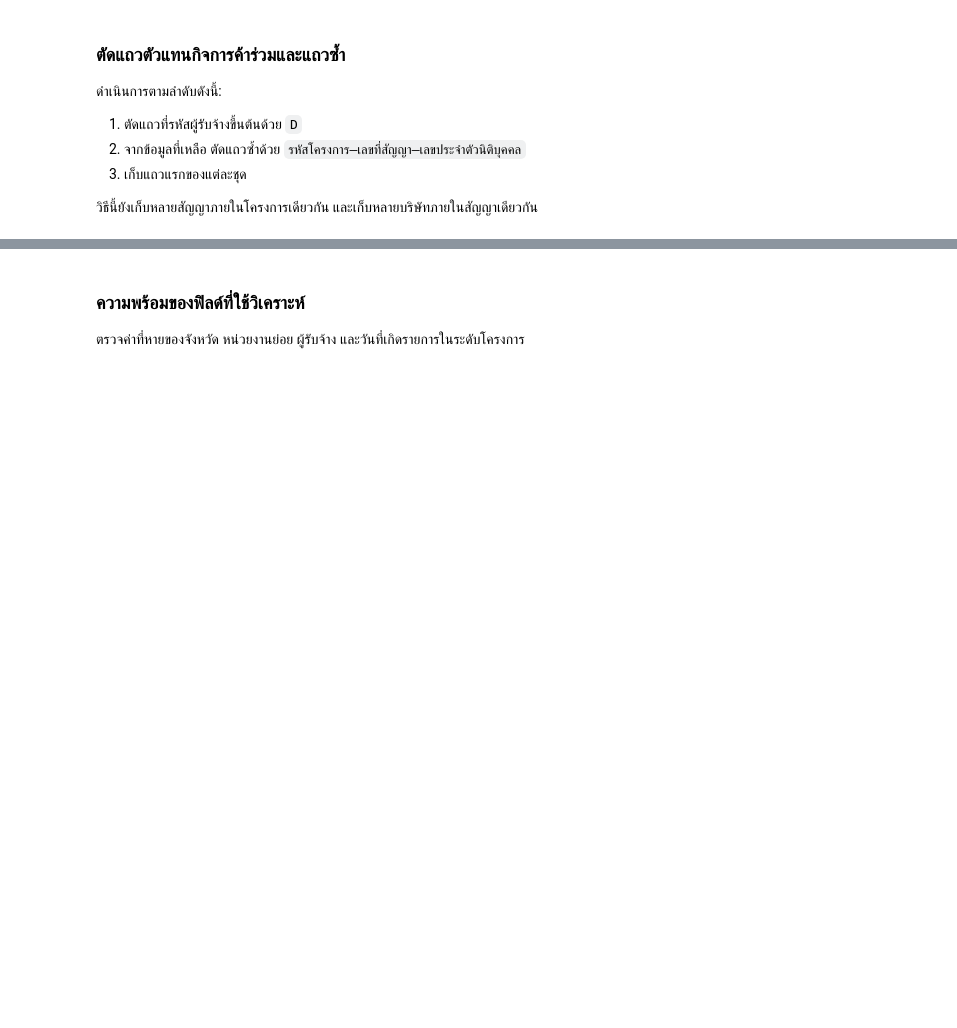
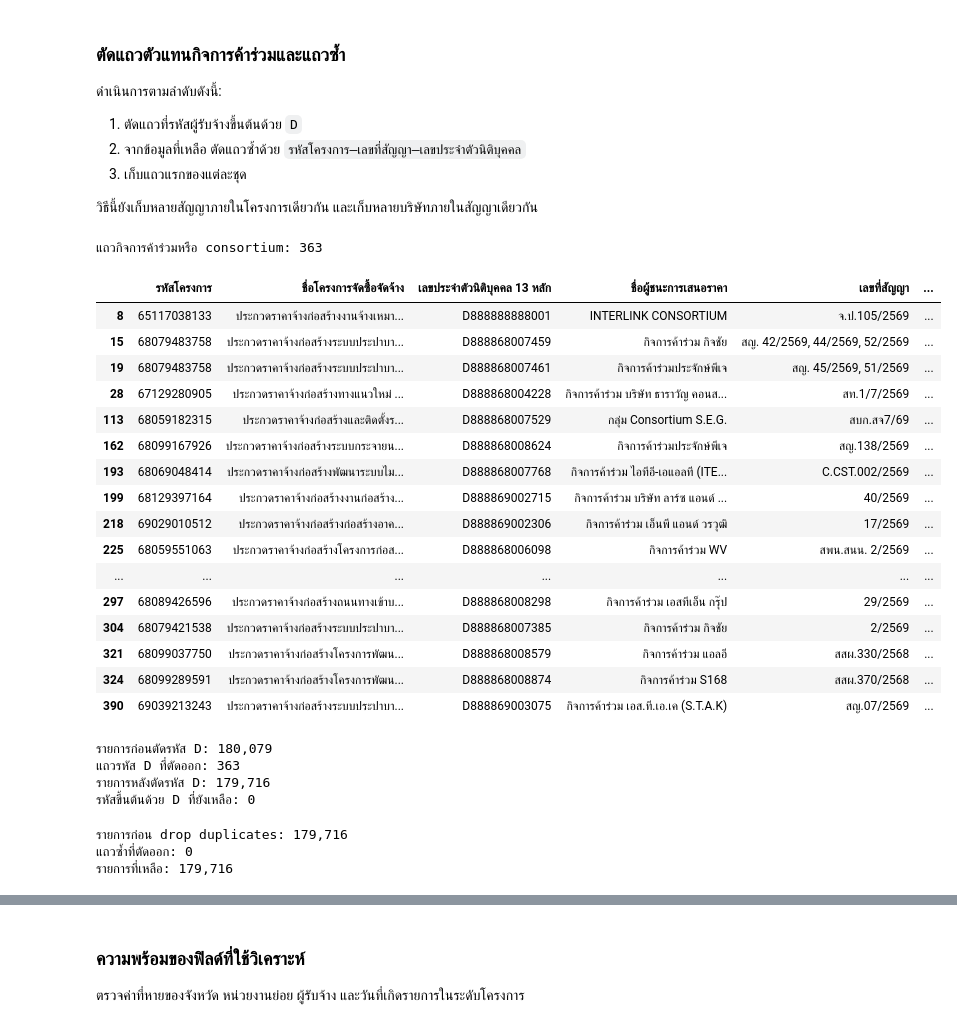
Before and after one commit to mdanmek/nida-dads-notes, a Jupyter notebook: dads5001-data-tools/project/eda/02_construction_data_preparation_2569.ipynb, the cells around one changed output, grey strips where cells are left out. Drawn from its saved outputs; the diff is of its cells as text; code cells hidden in the pictures; blank space fills up the shorter version.

```diff
--- a/dads5001-data-tools/project/eda/02_construction_data_preparation_2569.ipynb
+++ b/dads5001-data-tools/project/eda/02_construction_data_preparation_2569.ipynb
@@ -238,26 +318,38 @@ display(repeated_project_sample[columns_to_show])
 # %%
 supplier_id = (
     construction_data[supplier_id_column]
     .astype('string')
     .str.strip()
 )
 
-joint_venture_mask = supplier_id.str.startswith(
-    'D',
-    na=False
-)
+joint_venture_mask = supplier_id.str.startswith('D', na=False)
 
-joint_venture_rows = construction_data[
-    joint_venture_mask
-].copy()
+joint_venture_rows = construction_data[joint_venture_mask].copy()
 
 print(f'แถวกิจการค้าร่วมหรือ consortium: {len(joint_venture_rows):,}')
 
 display(joint_venture_rows[columns_to_show].head(20))
+# %% [output]
+แถวกิจการค้าร่วมหรือ consortium: 363
+|  | รหัสโครงการ | ชื่อโครงการจัดซื้อจัดจ้าง | เลขประจำตัวนิติบุคคล 13 หลัก | ชื่อผู้ชนะการเสนอราคา | เลขที่สัญญา | ... |
+| 8 | 65117038133 | ประกวดราคาจ้างก่อสร้างงานจ้างเหมา... | D888888888001 | INTERLINK CONSORTIUM | จ.ป.105/2569 | ... |
+| 15 | 68079483758 | ประกวดราคาจ้างก่อสร้างระบบประปาบา... | D888868007459 | กิจการค้าร่วม กิจชัย | สญ. 42/2569, 44/2569, 52/2569 | ... |
+| 19 | 68079483758 | ประกวดราคาจ้างก่อสร้างระบบประปาบา... | D888868007461 | กิจการค้าร่วมประจักษ์พีเจ | สญ. 45/2569, 51/2569 | ... |
+| 28 | 67129280905 | ประกวดราคาจ้างก่อสร้างทางแนวใหม่ ... | D888868004228 | กิจการค้าร่วม บริษัท ธาราวัญ คอนส... | สท.1/7/2569 | ... |
+| 113 | 68059182315 | ประกวดราคาจ้างก่อสร้างและติดตั้งร... | D888868007529 | กลุ่ม Consortium S.E.G. | สบก.สจ7/69 | ... |
+| 162 | 68099167926 | ประกวดราคาจ้างก่อสร้างระบบกระจายน... | D888868008624 | กิจการค้าร่วมประจักษ์พีเจ | สญ.138/2569 | ... |
+| 193 | 68069048414 | ประกวดราคาจ้างก่อสร้างพัฒนาระบบไม... | D888868007768 | กิจการค้าร่วม ไอทีอี-เอแอลที (ITE... | C.CST.002/2569 | ... |
+| 199 | 68129397164 | ประกวดราคาจ้างก่อสร้างงานก่อสร้าง... | D888869002715 | กิจการค้าร่วม บริษัท ลาร์ซ แอนด์ ... | 40/2569 | ... |
+| 218 | 69029010512 | ประกวดราคาจ้างก่อสร้างก่อสร้างอาค... | D888869002306 | กิจการค้าร่วม เอ็นพี แอนด์ วรวุฒิ | 17/2569 | ... |
+| 225 | 68059551063 | ประกวดราคาจ้างก่อสร้างโครงการก่อส... | D888868006098 | กิจการค้าร่วม WV | สพน.สนน. 2/2569 | ... |
+| ... | ... | ... | ... | ... | ... | ... |
+| 297 | 68089426596 | ประกวดราคาจ้างก่อสร้างถนนทางเข้าบ... | D888868008298 | กิจการค้าร่วม เอสทีเอ็น กรุ๊ป | 29/2569 | ... |
+| 304 | 68079421538 | ประกวดราคาจ้างก่อสร้างระบบประปาบา... | D888868007385 | กิจการค้าร่วม กิจชัย | 2/2569 | ... |
+| 321 | 68099037750 | ประกวดราคาจ้างก่อสร้างโครงการพัฒน... | D888868008579 | กิจการค้าร่วม แอลอี | สสผ.330/2568 | ... |
+| 324 | 68099289591 | ประกวดราคาจ้างก่อสร้างโครงการพัฒน... | D888868008874 | กิจการค้าร่วม S168 | สสผ.370/2568 | ... |
+| 390 | 69039213243 | ประกวดราคาจ้างก่อสร้างระบบประปาบา... | D888869003075 | กิจการค้าร่วม เอส.ที.เอ.เค (S.T.A.K) | สญ.07/2569 | ... |
 # %%
-construction_company_data = construction_data[
-    ~joint_venture_mask
-].copy()
+construction_company_data = construction_data[~joint_venture_mask].copy()
 
 remaining_d_rows = (
     construction_company_data[supplier_id_column]
@@ -270,28 +362,27 @@ print(f'รายการก่อนตัดรหัส D: {len(construction
 print(f'แถวรหัส D ที่ตัดออก: {len(joint_venture_rows):,}')
 print(f'รายการหลังตัดรหัส D: {len(construction_company_data):,}')
 print(f'รหัสขึ้นต้นด้วย D ที่ยังเหลือ: {remaining_d_rows:,}')
+# %% [output]
+รายการก่อนตัดรหัส D: 180,079
+แถวรหัส D ที่ตัดออก: 363
+รายการหลังตัดรหัส D: 179,716
+รหัสขึ้นต้นด้วย D ที่ยังเหลือ: 0
 # %%
-duplicate_key = [
-    project_id_column,
-    contract_column,
-    supplier_id_column
-]
+duplicate_key = [project_id_column, contract_column, supplier_id_column]
 
 rows_before_drop_duplicates = len(construction_company_data)
 
-construction_company_data = construction_company_data.drop_duplicates(
-    subset=duplicate_key,
-    keep='first'
-).copy()
+construction_company_data = construction_company_data.drop_duplicates(subset=duplicate_key, keep='first').copy()
 
-removed_duplicate_rows = (
-    rows_before_drop_duplicates
-    - len(construction_company_data)
-)
+removed_duplicate_rows = (rows_before_drop_duplicates - len(construction_company_data))
 
 print(f'รายการก่อน drop duplicates: {rows_before_drop_duplicates:,}')
 print(f'แถวซ้ำที่ตัดออก: {removed_duplicate_rows:,}')
 print(f'รายการที่เหลือ: {len(construction_company_data):,}')
+# %% [output]
+รายการก่อน drop duplicates: 179,716
+แถวซ้ำที่ตัดออก: 0
+รายการที่เหลือ: 179,716
 # %%
 construction_company_data.to_csv(
     construction_path,
```
Also changed, not shown: parts of 15 cells of this notebook.
